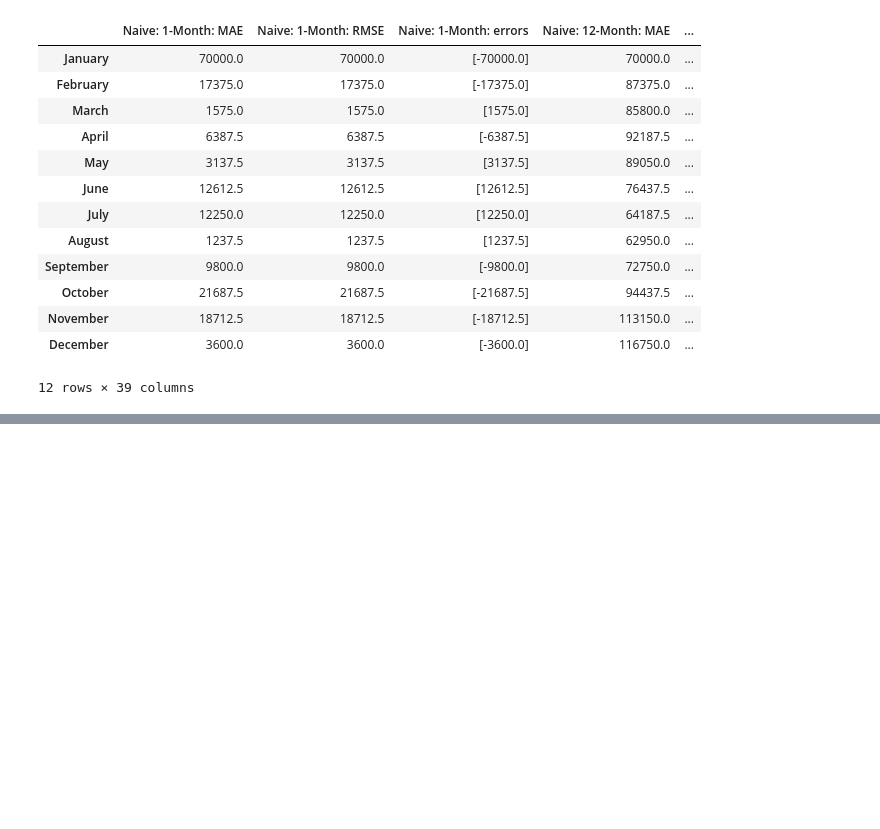
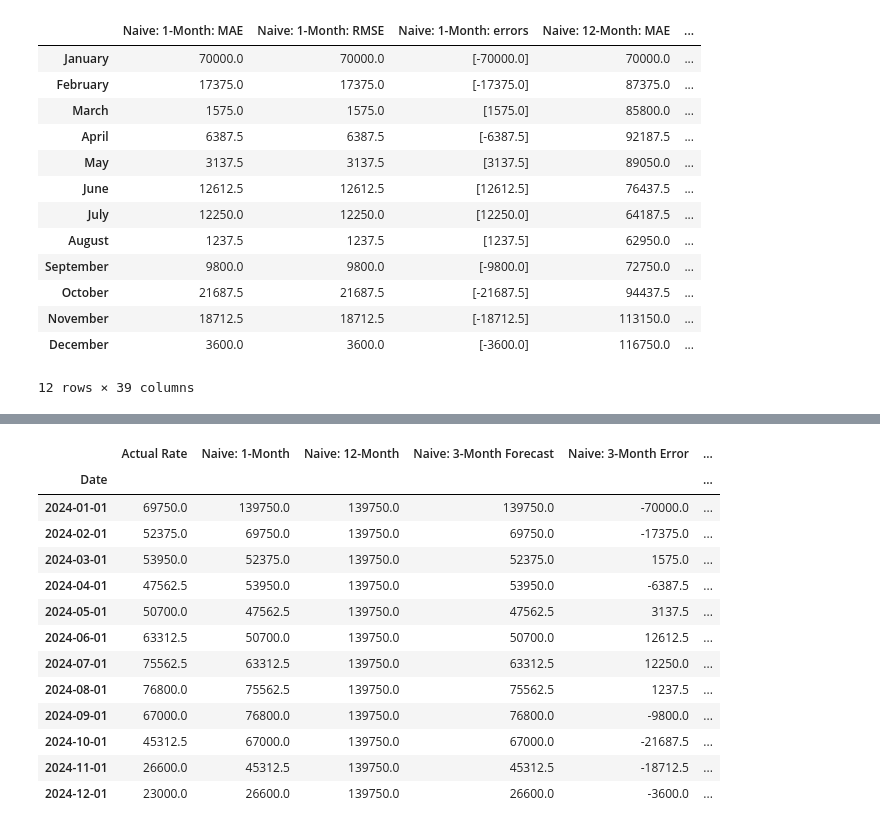
Before and after one commit to thomasmatre/LNGMaster, a Jupyter notebook: naive2.ipynb, the cells around one changed output, grey strips where cells are left out. Saved outputs shown, nothing was run; the diff lists cells and outputs as text; code cells hidden in the pictures; blank space fills up the shorter version.

```diff
--- a/naive2.ipynb
+++ b/naive2.ipynb
@@ -272,0 +559,68 @@ December   <NA>  <NA>
+# %%
+import pandas as pd
+import numpy as np
+from sklearn.metrics import mean_absolute_error, mean_squared_error
+import matplotlib.pyplot as plt
+
+# Load the cleaned data file
+file_path = "cleandata.csv"
+df_clean = pd.read_csv(file_path)
+
+# Convert the date column to datetime and set as index
+df_clean['Date'] = pd.to_datetime(df_clean['Date'], format='%b-%Y')
+df_clean = df_clean.sort_values(by='Date').set_index('Date')
+
+target = 'LNG 174K CBM (2-stroke dual fuel) Spot Rate (avg., $/day)'
+
+df_forecast = df_clean[[target]].copy()
+df_forecast.loc[df_forecast.index >= '2024-01-01', "Actual Rate"] = df_forecast[target].loc[df_forecast.index >= '2024-01-01']
+df_forecast.loc[df_forecast.index >= '2024-01-01', "Naive: 1-Month"] = df_forecast[target].shift(1).loc[df_forecast.index >= '2024-01-01']
+df_forecast.loc[(df_forecast.index >= '2024-01-01') & (df_forecast.index <= '2024-12-31'), "Naive: 12-Month"] = df_forecast[target][df_forecast.index <= "2023-12-01"].iloc[-1]
+
+def add_naive_forecast(df, target_col, months_back, horizon_months, text_prefix):
+    forecast_col = f"{text_prefix} Forecast"
+    error_col = f"{text_prefix} Error"
+    if forecast_col not in df.columns:
+        df[forecast_col] = np.nan
+        df[error_col] = np.nan
+    for start_date in pd.date_range('2024-01-01', '2024-12-01', freq='MS'):
+        reference_date = start_date - pd.DateOffset(months=months_back)
+        if reference_date in df.index:
+            naive_value = df[target_col][df.index < start_date].iloc[-1]
+            forecast_range = pd.date_range(start_date, periods=horizon_months, freq='MS')
+            forecast_range = forecast_range[forecast_range <= pd.to_datetime('2024-12-01')]
+            df.loc[forecast_range, forecast_col] = naive_value
+            df.loc[forecast_range, error_col] = df.loc[forecast_range, "Actual Rate"] - naive_value
+    return df
+
+# Adding forecasts for each type
+# 1-Month Forecast (already included in base calculation)
+# Adding 3-month naive forecasts
+df_forecast = add_naive_forecast(df_forecast, target, months_back=3, horizon_months=3, text_prefix="Naive: 3-Month")
+
+# Adding 6-month naive forecasts
+df_forecast = add_naive_forecast(df_forecast, target, months_back=6, horizon_months=6, text_prefix="Naive: 6-Month")
+
+# Adding 12-month naive forecasts
+df_forecast = add_naive_forecast(df_forecast, target, months_back=12, horizon_months=12, text_prefix="Naive: 12-Month")
+
+# Consolidating all forecasts and errors
+final_df = df_forecast.loc[df_forecast.index >= '2024-01-01', ["Actual Rate", "Naive: 1-Month", "Naive: 12-Month", "Naive: 3-Month Forecast", "Naive: 3-Month Error", "Naive: 6-Month Forecast", "Naive: 6-Month Error", "Naive: 12-Month Forecast", "Naive: 12-Month Error"]]
+
+# Display the consolidated dataframe
+display(final_df)
+# %% [output]
+|  | Actual Rate | Naive: 1-Month | Naive: 12-Month | Naive: 3-Month Forecast | Naive: 3-Month Error | ... |
+| Date |  |  |  |  |  | ... |
+| 2024-01-01 | 69750.0 | 139750.0 | 139750.0 | 139750.0 | -70000.0 | ... |
+| 2024-02-01 | 52375.0 | 69750.0 | 139750.0 | 69750.0 | -17375.0 | ... |
+| 2024-03-01 | 53950.0 | 52375.0 | 139750.0 | 52375.0 | 1575.0 | ... |
+| 2024-04-01 | 47562.5 | 53950.0 | 139750.0 | 53950.0 | -6387.5 | ... |
+| 2024-05-01 | 50700.0 | 47562.5 | 139750.0 | 47562.5 | 3137.5 | ... |
+| 2024-06-01 | 63312.5 | 50700.0 | 139750.0 | 50700.0 | 12612.5 | ... |
+| 2024-07-01 | 75562.5 | 63312.5 | 139750.0 | 63312.5 | 12250.0 | ... |
+| 2024-08-01 | 76800.0 | 75562.5 | 139750.0 | 75562.5 | 1237.5 | ... |
+| 2024-09-01 | 67000.0 | 76800.0 | 139750.0 | 76800.0 | -9800.0 | ... |
+| 2024-10-01 | 45312.5 | 67000.0 | 139750.0 | 67000.0 | -21687.5 | ... |
+| 2024-11-01 | 26600.0 | 45312.5 | 139750.0 | 45312.5 | -18712.5 | ... |
+| 2024-12-01 | 23000.0 | 26600.0 | 139750.0 | 26600.0 | -3600.0 | ... |
```
Also changed, not shown: parts of 6 cells of this notebook, 3 other files.
